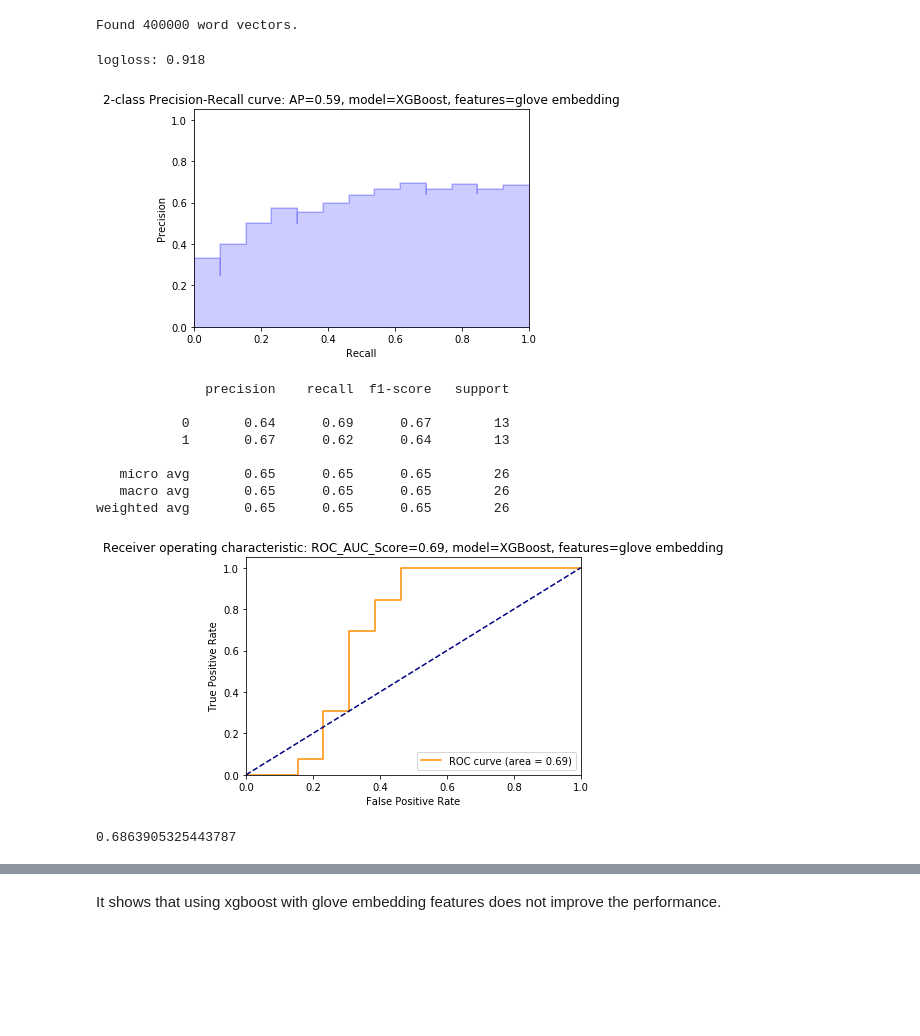
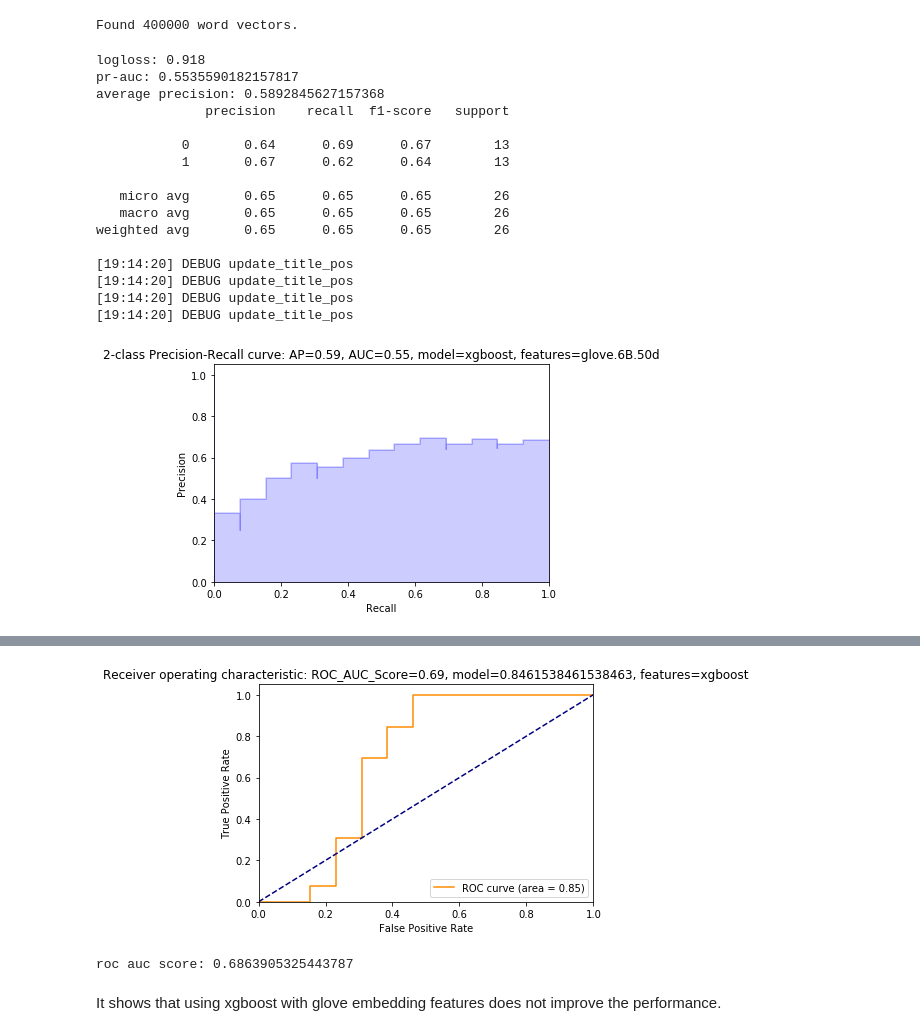
Before and after one commit to ck-unifr/german-wings-airline-challenge, a Jupyter notebook: german-wings-review.ipynb, the cells around one changed output, grey strips where cells are left out. Drawn from its saved outputs; the diff is of its cells as text; code cells hidden in the pictures; blank space fills up the shorter version.

```diff
--- a/german-wings-review.ipynb
+++ b/german-wings-review.ipynb
@@ -1644,30 +1642,23 @@ clf.fit(xtrain_glove, ytrain)
 
 predictions = clf.predict_proba(xvalid_glove)
 ypred = clf.predict(xvalid_glove)
-# %%
-print ("logloss: %0.3f " % multiclass_logloss(yvalid, predictions))
-# %% [output]
-logloss: 0.918
-# %%
-plot_pr_curve(yvalid, predictions[:, 1], model_name='XGBoost', features='glove embedding')
-# %% [output]
-[figure, removed]
-# %%
-print(classification_report(yvalid.values, ypred))
-# %% [output]
-              precision    recall  f1-score   support
-
-           0       0.64      0.69      0.67        13
-           1       0.67      0.62      0.64        13
-
-   micro avg       0.65      0.65      0.65        26
-   macro avg       0.65      0.65      0.65        26
-weighted avg       0.65      0.65      0.65        26
-# %%
-plot_auc_curve(yvalid, predictions[:, 1], model_name='XGBoost',  features='glove embedding')
-# %% [output]
-[figure, removed]
-# %%
-roc_auc_score(yvalid, predictions[:, 1])
-# %% [output]
-0.6863905325443787
+# %%
+show_performance(yvalid, predictions, ypred, 'xgboost', 'glove.6B.50d')
+# %% [output]
+logloss: 0.918
+pr-auc: 0.5535590182157817
+average precision: 0.5892845627157368
+              precision    recall  f1-score   support
+
+           0       0.64      0.69      0.67        13
+           1       0.67      0.62      0.64        13
+
+   micro avg       0.65      0.65      0.65        26
+   macro avg       0.65      0.65      0.65        26
+weighted avg       0.65      0.65      0.65        26
+
+[19:14:20] DEBUG update_title_pos
+[19:14:20] DEBUG update_title_pos
+[19:14:20] DEBUG update_title_pos
+[19:14:20] DEBUG update_title_pos
+[figure, added]
@@ -1674,3 +1669,5 @@ roc_auc_score(yvalid, predictions[:, 1])
+[figure, added]
+roc auc score: 0.6863905325443787
 # %% [markdown]
 It shows that using xgboost with glove embedding features does not improve the performance.
 # %% [markdown]
```
Also changed, not shown: parts of 53 cells of this notebook.
